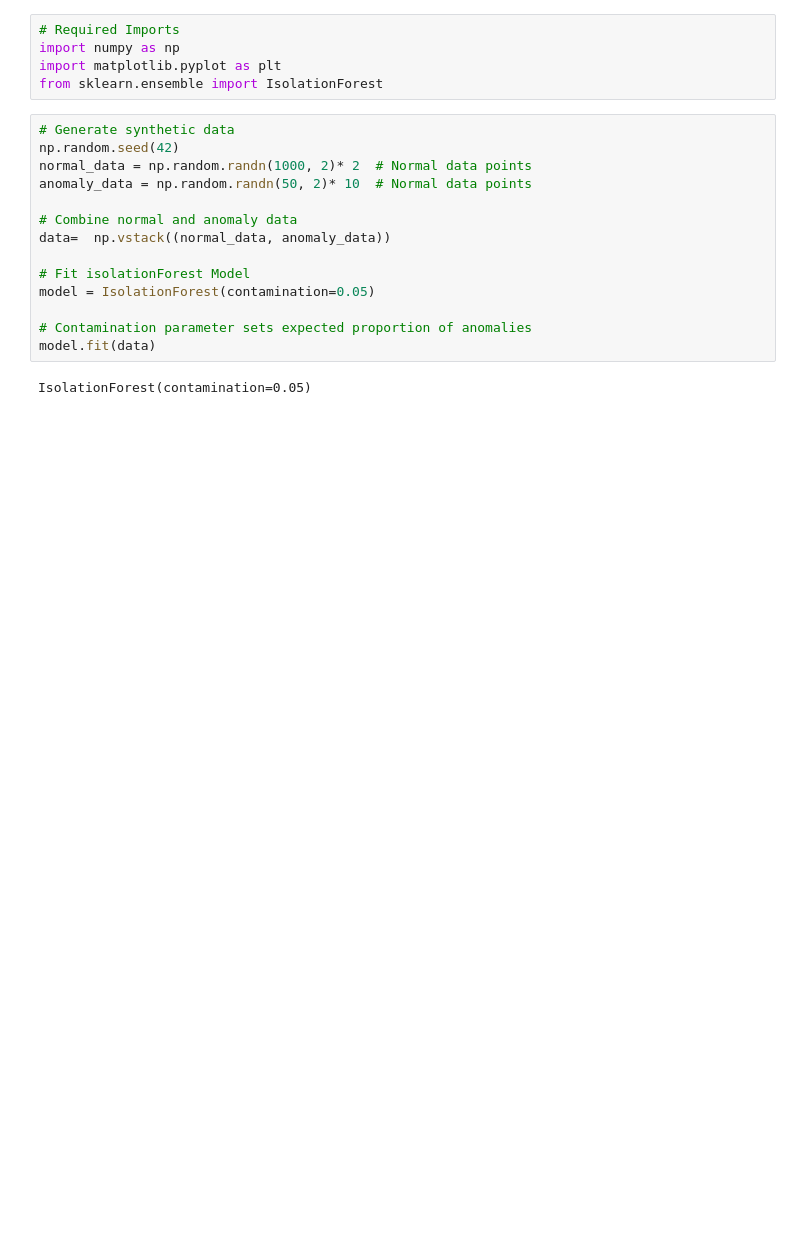
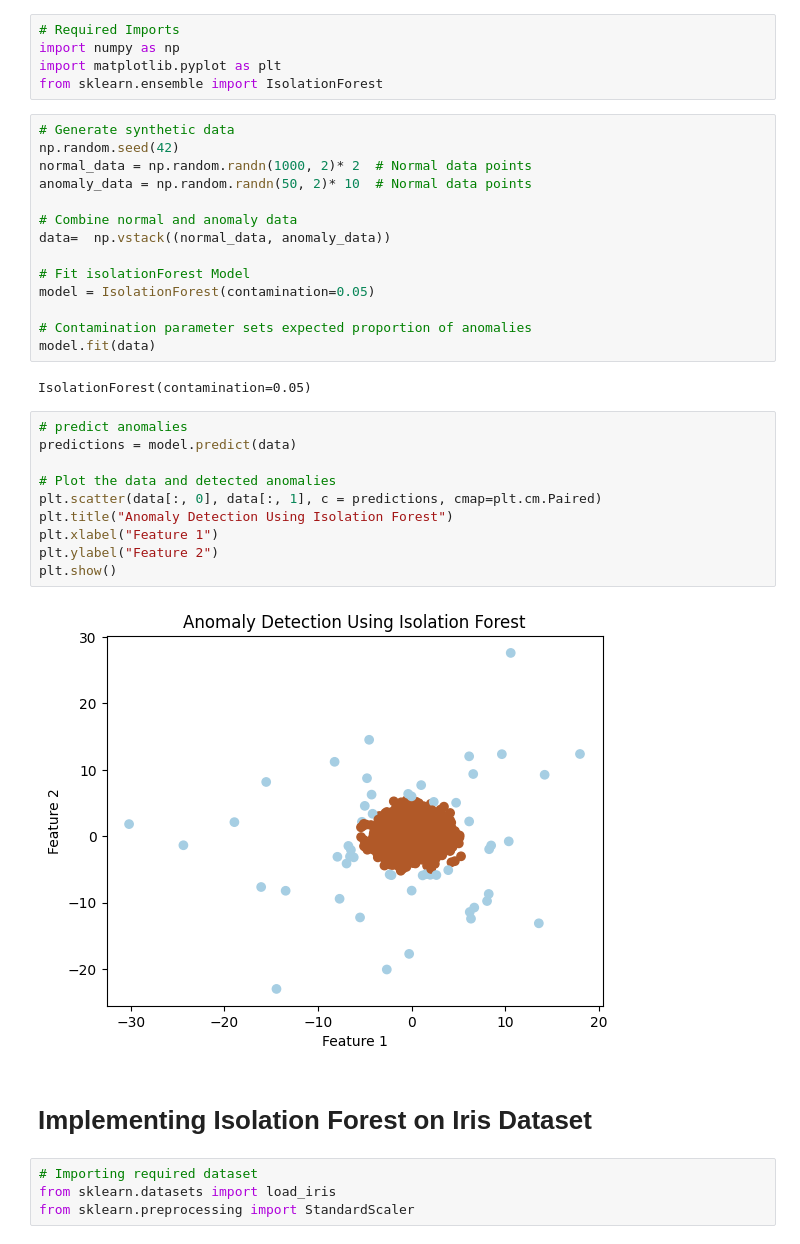
Before and after one commit to aryanjha256/randomjupyternotebooks, a Jupyter notebook: Anomaly_Detection_using_Isolation_Forest.ipynb, the cells around one changed output. Cells and saved outputs as stored; diff of their text form; blank space fills up the shorter version.

```diff
--- a/Anomaly_Detection_using_Isolation_Forest.ipynb
+++ b/Anomaly_Detection_using_Isolation_Forest.ipynb
@@ -21,3 +21,21 @@ model = IsolationForest(contamination=0.05)
 model.fit(data)
 # %% [output]
 IsolationForest(contamination=0.05)
+# %%
+# predict anomalies
+predictions = model.predict(data)
+
+# Plot the data and detected anomalies
+plt.scatter(data[:, 0], data[:, 1], c = predictions, cmap=plt.cm.Paired)
+plt.title("Anomaly Detection Using Isolation Forest")
+plt.xlabel("Feature 1")
+plt.ylabel("Feature 2")
+plt.show()
+# %% [output]
+[figure, added]
+# %% [markdown]
+# Implementing Isolation Forest on Iris Dataset
+# %%
+# Importing required dataset
+from sklearn.datasets import load_iris
+from sklearn.preprocessing import StandardScaler
```
Also changed, not shown: parts of 2 cells of this notebook.
